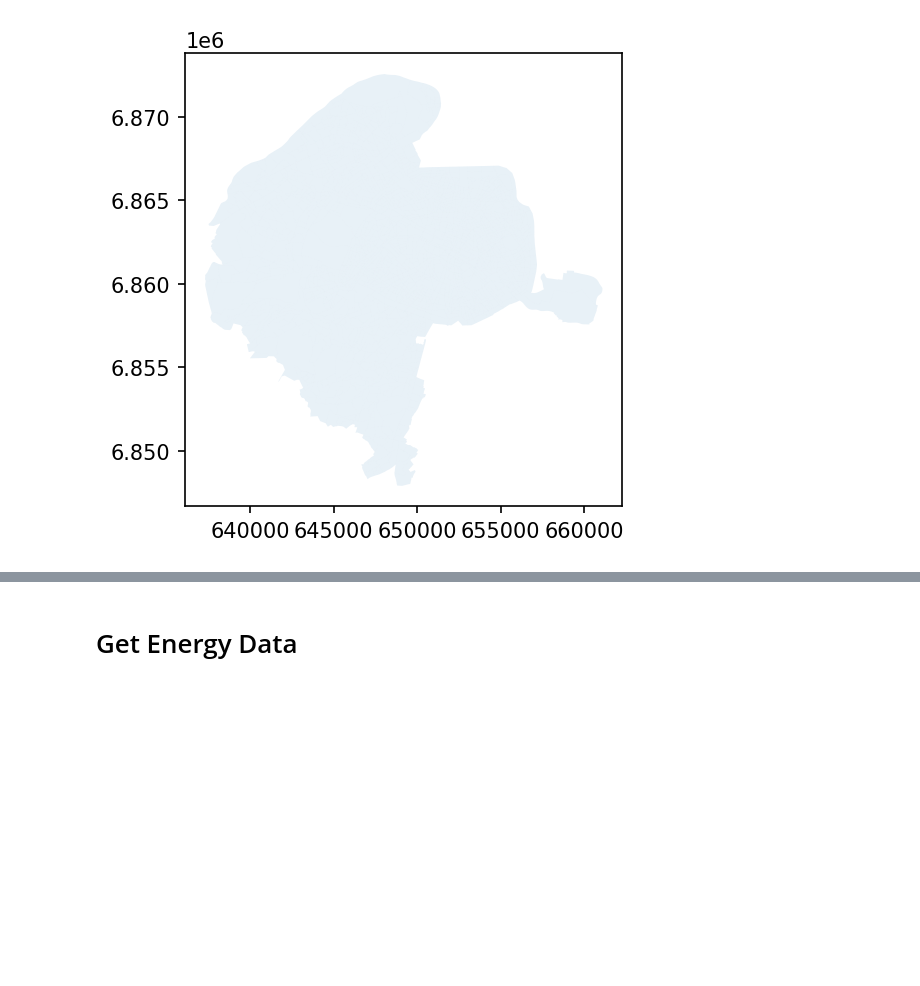
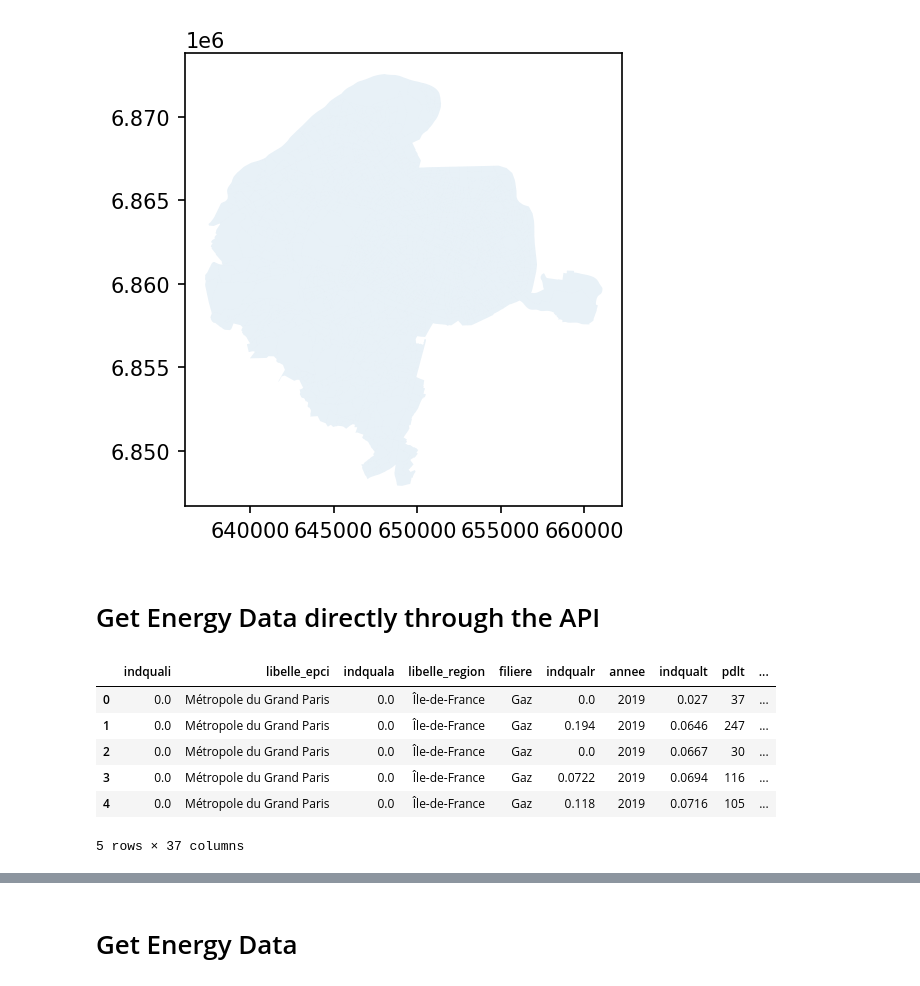
Before and after one commit to victorsette/Bldgs_France, a Jupyter notebook: France - Energy per building.ipynb, the cells around one changed output, grey strips where cells are left out. Saved outputs shown, nothing was run; the diff lists cells and outputs as text; code cells hidden in the pictures; blank space fills up the shorter version.

Commit message:
Add files via upload
Adding a way to get the Energy Data through the API.

```diff
--- a/France - Energy per building.ipynb
+++ b/France - Energy per building.ipynb
@@ -37,3 +38,27 @@ iris_shp.plot(ax=ax, alpha = 0.1)
 # %% [output]
 <AxesSubplot:>
 [figure]
+# %% [markdown]
+# Get Energy Data directly through the API
+# %%
+def parse_api_response(resp):
+    dict01 = {}
+    for i in range(resp.json()['nhits']):
+        dict01[i] = resp.json()['records'][i]['fields']
+
+    return dict01
+# %%
+# a) Department Code = 75 (Paris) and Year = 2019
+url = 'https://opendata.agenceore.fr/api/records/1.0/search/?dataset=conso-elec-gaz-annuelle-par-secteur-dactivite-agregee-iris&q=&rows=5000&facet=operateur&facet=annee&facet=filiere&facet=libelle_commune&facet=code_departement&facet=libelle_region&refine.annee=2019&refine.code_departement=75'
+response = requests.get(url)
+
+nrg01_api = pd.DataFrame(parse_api_response(response)).T
+nrg01_api.head()
+# %% [output]
+|  | indquali | libelle_epci | indquala | libelle_region | filiere | indqualr | annee | indqualt | pdlt | ... |
+| 0 | 0.0 | Métropole du Grand Paris | 0.0 | Île-de-France | Gaz | 0.0 | 2019 | 0.027 | 37 | ... |
+| 1 | 0.0 | Métropole du Grand Paris | 0.0 | Île-de-France | Gaz | 0.194 | 2019 | 0.0646 | 247 | ... |
+| 2 | 0.0 | Métropole du Grand Paris | 0.0 | Île-de-France | Gaz | 0.0 | 2019 | 0.0667 | 30 | ... |
+| 3 | 0.0 | Métropole du Grand Paris | 0.0 | Île-de-France | Gaz | 0.0722 | 2019 | 0.0694 | 116 | ... |
+| 4 | 0.0 | Métropole du Grand Paris | 0.0 | Île-de-France | Gaz | 0.118 | 2019 | 0.0716 | 105 | ... |
+5 rows × 37 columns
```
Also changed, not shown: parts of 7 cells of this notebook.
